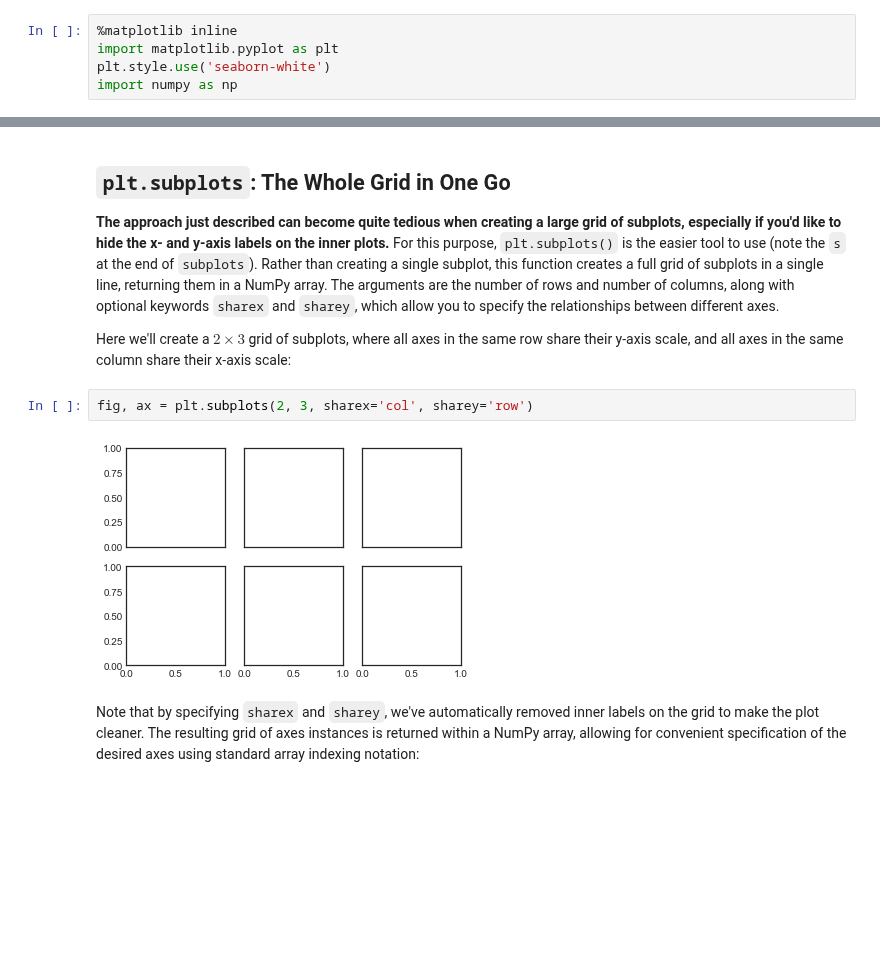
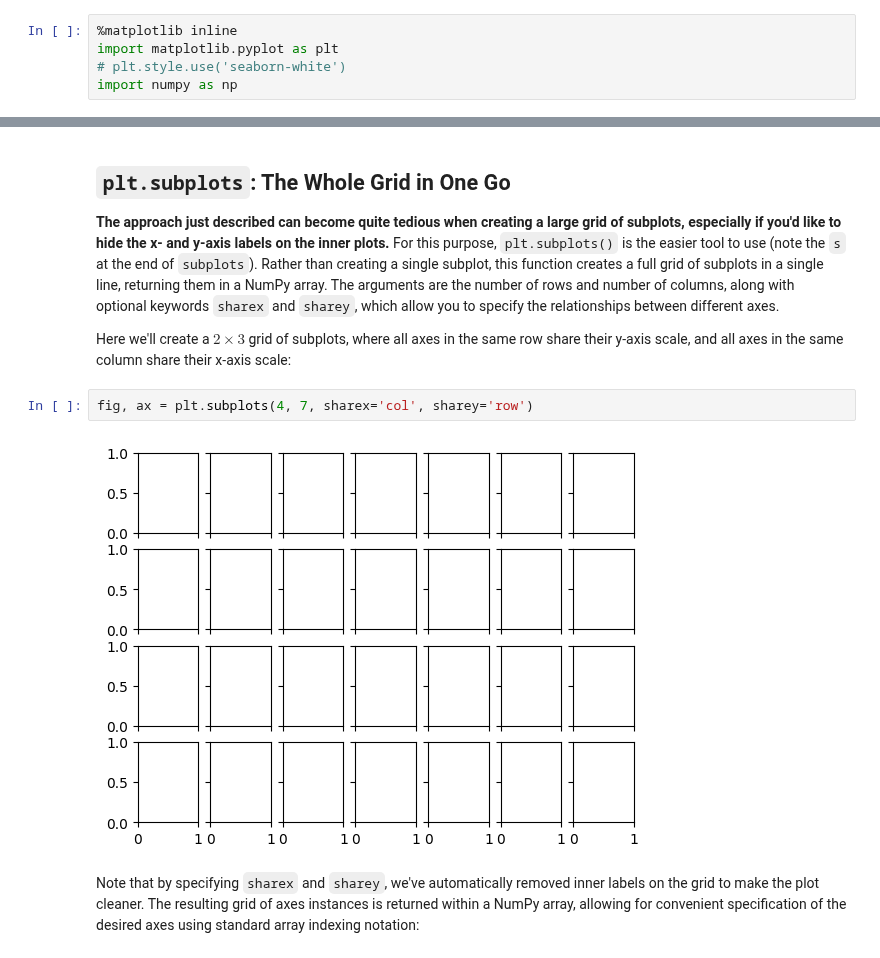
Before and after one commit to JLGOrtega/repo-clase-dsvlcsep24, a Jupyter notebook: 2-Data_Analysis/4-Visualización/1-Matplotlib/7-Subplots.ipynb, the cells around one changed output, grey strips where cells are left out. Drawn from its saved outputs; the diff is of its cells as text; blank space fills up the shorter version.

```diff
--- a/2-Data_Analysis/4-Visualización/1-Matplotlib/7-Subplots.ipynb
+++ b/2-Data_Analysis/4-Visualización/1-Matplotlib/7-Subplots.ipynb
@@ -8,7 +8,7 @@ In this section we'll explore four routines for creating subplots in Matplotlib.
 # %%
 %matplotlib inline
 import matplotlib.pyplot as plt
-plt.style.use('seaborn-white')
+# plt.style.use('seaborn-white')
 import numpy as np
 # %% [markdown]
 ## ``plt.axes``: Subplots by Hand
@@ -81,9 +81,9 @@ The arguments are the number of rows and number of columns, along with optional
 
 Here we'll create a $2 \times 3$ grid of subplots, where all axes in the same row share their y-axis scale, and all axes in the same column share their x-axis scale:
 # %%
-fig, ax = plt.subplots(2, 3, sharex='col', sharey='row')
+fig, ax = plt.subplots(4, 7, sharex='col', sharey='row')
 # %% [output]
-[figure, old version]
+[figure, new version]
 # %% [markdown]
 Note that by specifying ``sharex`` and ``sharey``, we've automatically removed inner labels on the grid to make the plot cleaner.
 The resulting grid of axes instances is returned within a NumPy array, allowing for convenient specification of the desired axes using standard array indexing notation:
```
Also changed, not shown: parts of 3 cells of this notebook, 3 other files.
